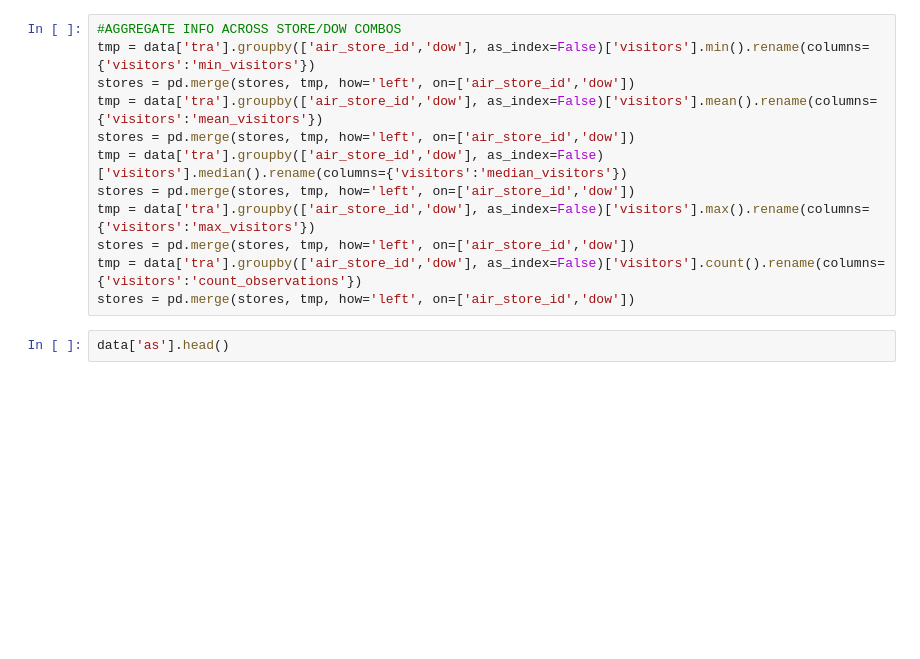
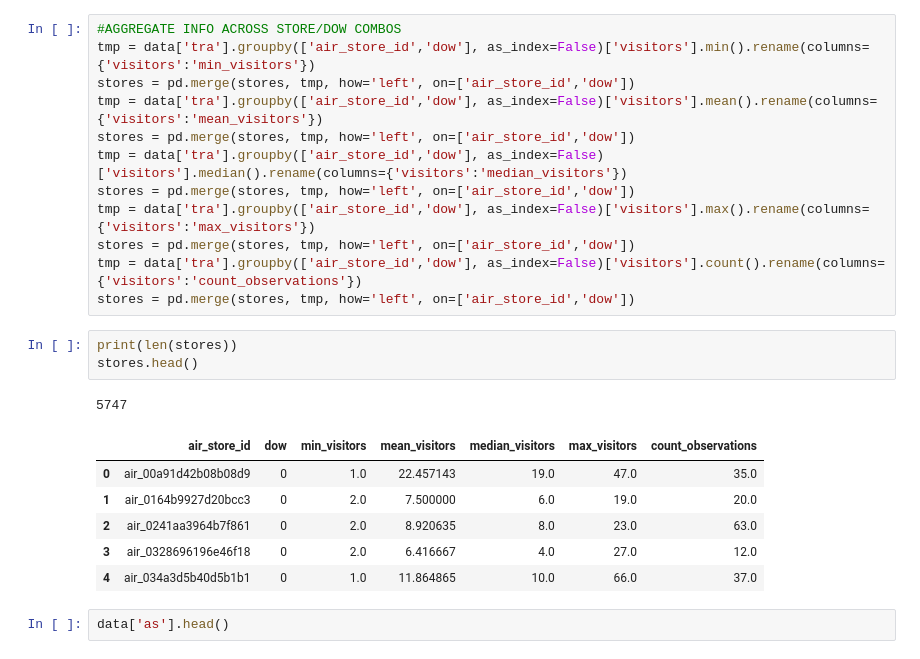
Before and after one commit to ryankresse/restaurant_comp, a Jupyter notebook: jmbull_xgb_starter.ipynb, the cells around one changed output. Cells and saved outputs as stored; diff of their text form; blank space fills up the shorter version.

```diff
--- a/jmbull_xgb_starter.ipynb
+++ b/jmbull_xgb_starter.ipynb
@@ -133,6 +167,17 @@ tmp = data['tra'].groupby(['air_store_id','dow'], as_index=False)['visitors'].ma
 stores = pd.merge(stores, tmp, how='left', on=['air_store_id','dow'])
 tmp = data['tra'].groupby(['air_store_id','dow'], as_index=False)['visitors'].count().rename(columns={'visitors':'count_observations'})
 stores = pd.merge(stores, tmp, how='left', on=['air_store_id','dow'])
+# %%
+print(len(stores))
+stores.head()
+# %% [output]
+5747
+|  | air_store_id | dow | min_visitors | mean_visitors | median_visitors | max_visitors | count_observations |
+| 0 | air_00a91d42b08b08d9 | 0 | 1.0 | 22.457143 | 19.0 | 47.0 | 35.0 |
+| 1 | air_0164b9927d20bcc3 | 0 | 2.0 | 7.500000 | 6.0 | 19.0 | 20.0 |
+| 2 | air_0241aa3964b7f861 | 0 | 2.0 | 8.920635 | 8.0 | 23.0 | 63.0 |
+| 3 | air_0328696196e46f18 | 0 | 2.0 | 6.416667 | 4.0 | 27.0 | 12.0 |
+| 4 | air_034a3d5b40d5b1b1 | 0 | 1.0 | 11.864865 | 10.0 | 66.0 | 37.0 |
 # %%
 data['as'].head()
 # %% [output]
```
Also changed, not shown: parts of 23 cells of this notebook.
